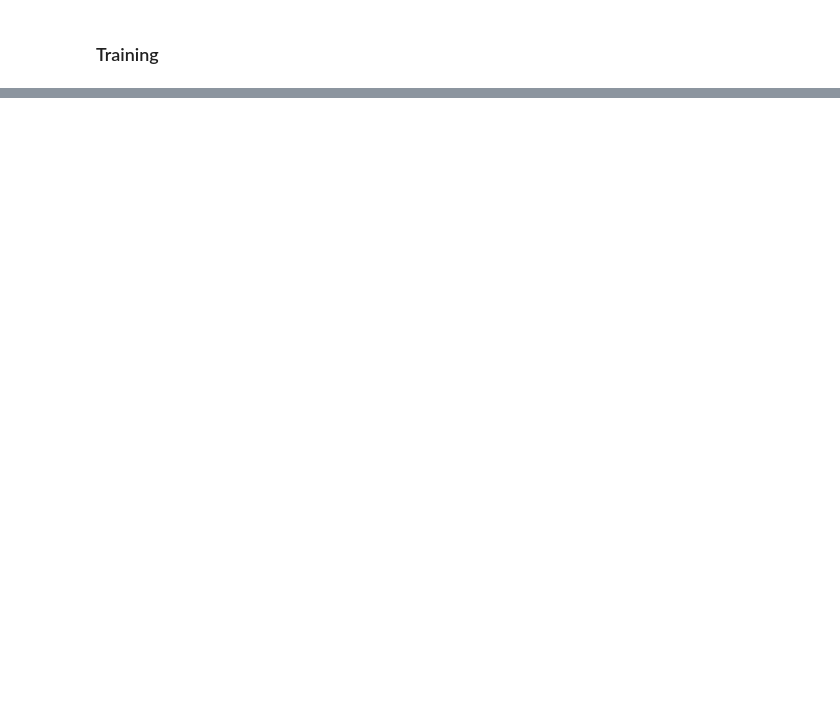
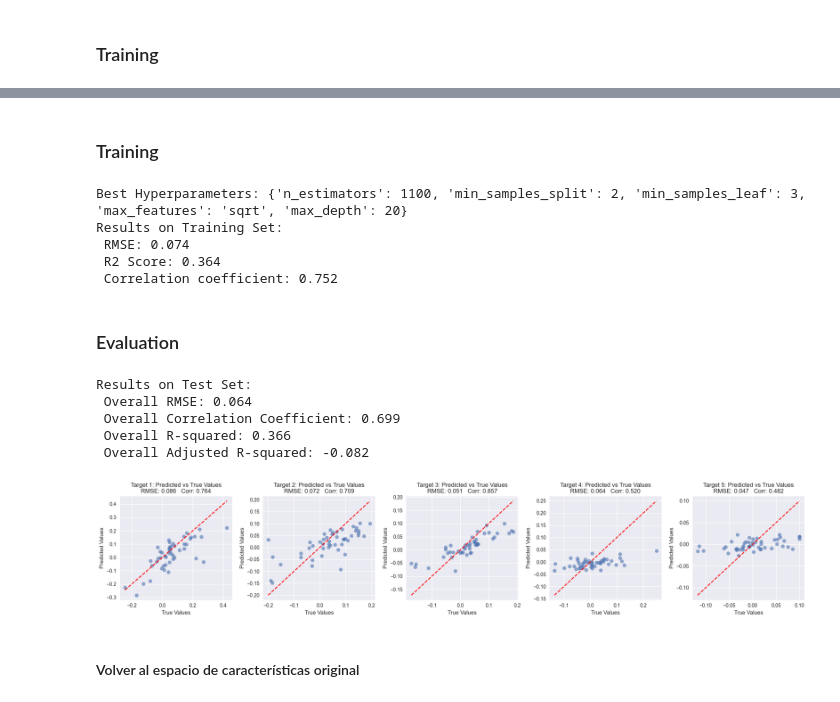
Before and after one commit to bernatsort/Therapy-Progress-Gait-Prediction, a Jupyter notebook: xgboost_models.ipynb, the cells around one changed output, grey strips where cells are left out. Cells and saved outputs as stored; diff of their text form; code cells hidden in the pictures; blank space fills up the shorter version.

Commit message:
xgboost training best hyperparams + model 14

```diff
--- a/xgboost_models.ipynb
+++ b/xgboost_models.ipynb
@@ -111,7 +111,7 @@ def train_and_evaluate_xgboost(X_train, y_train):
     random_search = RandomizedSearchCV(estimator=xgboost,
                                        param_distributions=param_dist,
                                        cv=5,
-                                       n_iter=10,
+                                       n_iter=20,
                                        scoring=make_scorer(mean_squared_error, squared=False, greater_is_better=False),
                                        n_jobs=-1)
 
@@ -165,0 +1216,63 @@ Results on Training Set:
+# %%
+## Model 16: XGBoost Regressor con PCA de la Y (reducida) y la X sin reducir
+# Apply PCA to reduce the dimensionality of y_train_A2 and y_test_A2
+y_train_reduced_A2, y_test_reduced_A2, loadings_A2_y_red, n_components_y, pca_y_A2 = apply_pca_to_y(
+                                                                df_train = combined_legs_2sessions_A_train,
+                                                                y_train =  y_train_A2,
+                                                                y_test =  y_test_A2,
+                                                                variance_retained = 0.90)
+# %% [markdown]
+### Training
+# %%
+# Train and evaluate the XGBoost Regressor (model 16) con PCA de la Y (reducida) y la X sin reducir
+model_results_A2_y_red, rmse_scores_A2_y_red, r2_scores_A2_y_red, corr_scores_A2_y_red = train_and_evaluate_xgboost(X_train=X_train_A2,
+                                                                                                                    y_train=y_train_reduced_A2)
+# %% [output]
+Best Hyperparameters: {'n_estimators': 1100, 'min_samples_split': 2, 'min_samples_leaf': 3, 'max_features': 'sqrt', 'max_depth': 20}
+Results on Training Set:
+ RMSE: 0.074
+ R2 Score: 0.364
+ Correlation coefficient: 0.752
+# %% [markdown]
+### Evaluation
+# %%
+# Model 16 (XGBoost Regressor) con PCA de la Y (reducida) y la X sin reducir) evaluation on the test set
+rmse_scores_test_A2_y_red, overall_rmse_test_A2_y_red, corr_target_test_A2_y_red, overall_corr_test_A2_y_red, \
+R2_target_test_A2_y_red, overall_R2_test_A2_y_red, overall_adj_R2_test_A2_y_red, \
+y_pred_test_A2_y_red = evaluate_model_on_test_set(model=model_results_A2_y_red,
+                                                  X_test=X_test_A2,
+                                                  y_test=y_test_reduced_A2)
+print("Results on Test Set:")
+print(f" Overall RMSE: {overall_rmse_test_A2_y_red:.3f}")
+print(f" Overall Correlation Coefficient: {overall_corr_test_A2_y_red:.3f}")
+print(f" Overall R-squared: {overall_R2_test_A2_y_red:.3f}")
+print(f" Overall Adjusted R-squared: {overall_adj_R2_test_A2_y_red:.3f}")
+# %% [output]
+Results on Test Set:
+ Overall RMSE: 0.064
+ Overall Correlation Coefficient: 0.699
+ Overall R-squared: 0.366
+ Overall Adjusted R-squared: -0.082
+# %%
+# Model 16:  Plot predictions vs. true values
+plot_predictions_vs_true(y_true = y_test_reduced_A2,
+                         y_pred = y_pred_test_A2_y_red,
+                         rmse_scores_test = rmse_scores_test_A2_y_red,
+                         corr_target_test = corr_target_test_A2_y_red)
+
+# Model 16: global correlation plot of the model's predictions with all points and a correlation line.
+plot_correlation_model(y_true=y_test_reduced_A2, y_pred=y_pred_test_A2_y_red, overall_corr_coeff=overall_corr_test_A2_y_red)
+
+# Model 12: y_test_reduced_A2, y_pred_test_A2_y_red
+plot_last_session_mean_prediction_vs_mean_true(y_true=y_test_reduced_A2,
+                                               y_pred=y_pred_test_A2_y_red,
+                                               overall_rmse = overall_rmse_test_A2_y_red,
+                                               overall_corr = overall_corr_test_A2_y_red,
+                                               overall_r2 = overall_R2_test_A2_y_red,
+                                               overall_adj_r2 = overall_adj_R2_test_A2_y_red,
+                                               time_points = n_components_y, # PCA retained only 5 components
+                                               x_ticks = 1)
+# %% [output]
+[figure, added]
+# %% [markdown]
+#### Volver al espacio de características original
```
Also changed, not shown: parts of 41 cells of this notebook.
